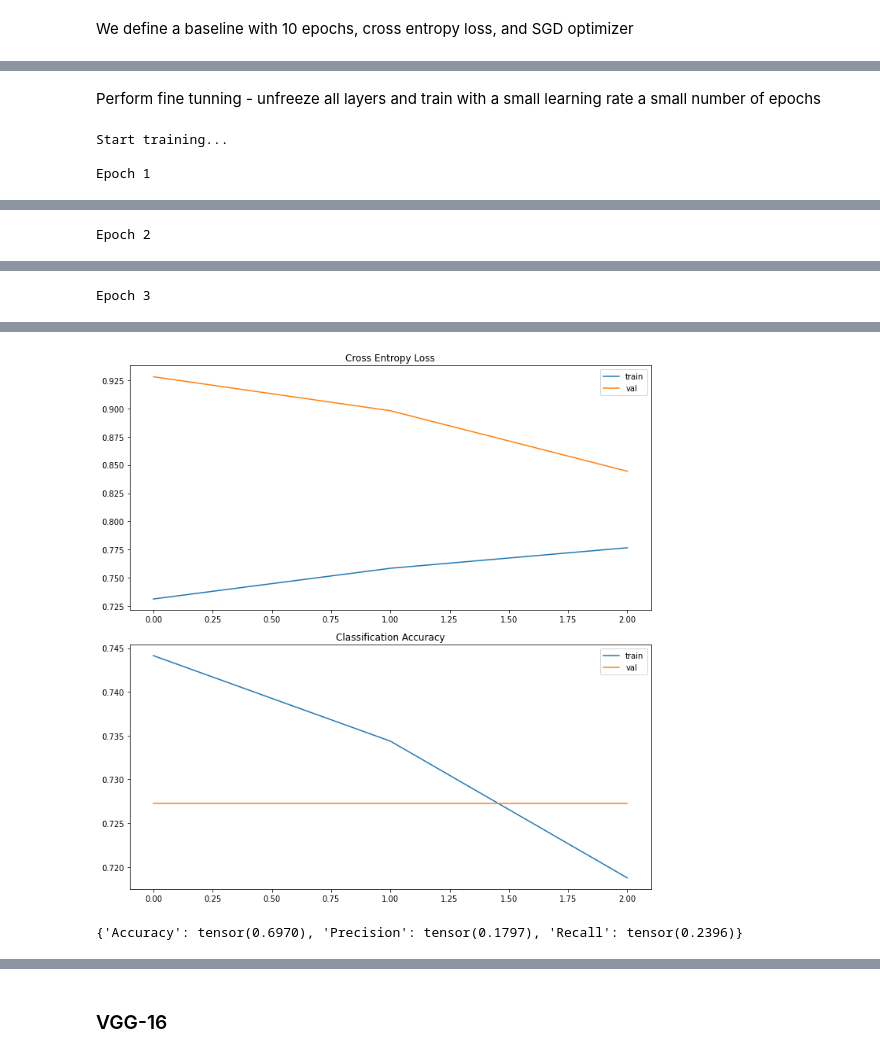
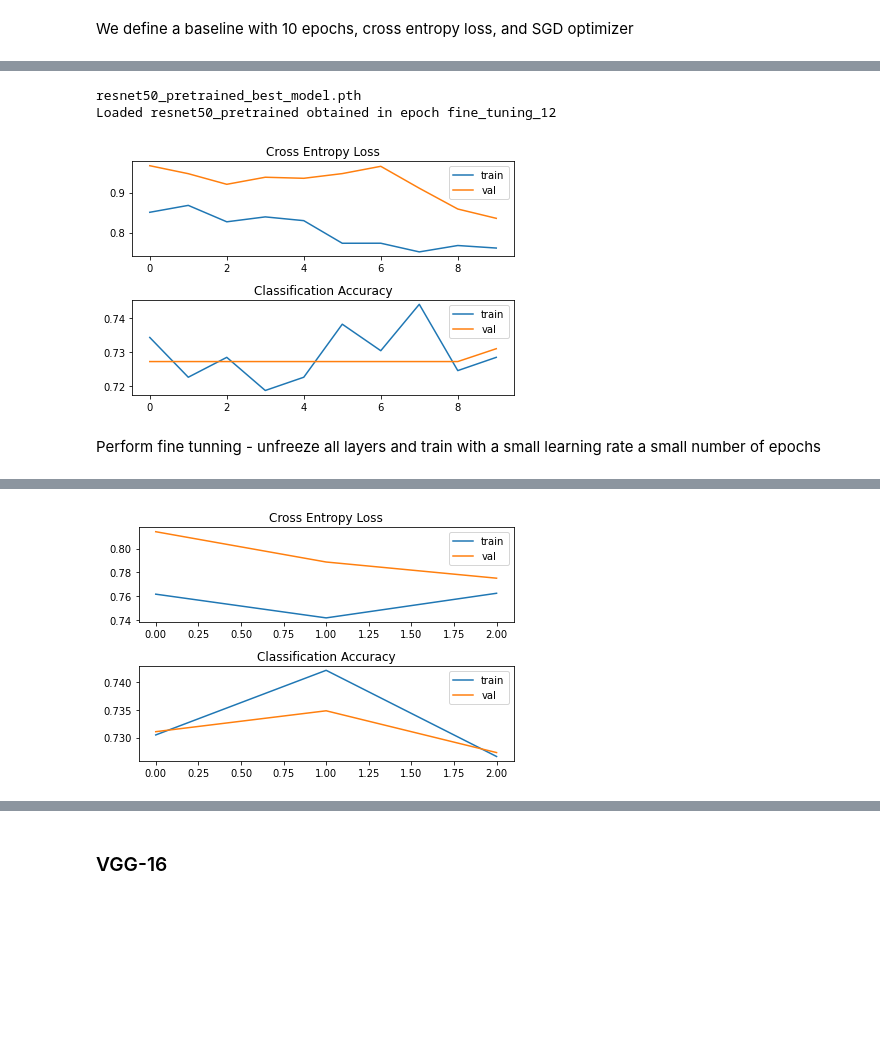
Before and after one commit to joaolucasmartins/VC2022, a Jupyter notebook: Part2/classification.ipynb, the cells around one changed output, grey strips where cells are left out. Cells and saved outputs as stored; diff of their text form; code cells hidden in the pictures; blank space fills up the shorter version.

Commit message:
Add: Train resnet from scratch, new load function, new accuracy plots.

```diff
--- a/Part2/classification.ipynb
+++ b/Part2/classification.ipynb
@@ -416,7 +450,0 @@ Use transfer learning - train only last layer
-# %%
-resnet_trainer = ModelTrainer(resnet, device)
-# Unfreeze all layers expect last
-resnet_trainer.freeze_layers()
-resnet_trainer.unfreeze_fc()
-resnet_train_history, resnet_val_history = resnet_trainer.train(train_dataloader, val_dataloader, force_load_model=True)
-plotTrainingHistory(resnet_train_history, resnet_val_history)
@@ -439,12 +451,42 @@ Val loss: 1.014          Val acc: 0.727
+# %%
+resnet_trainer = ModelTrainer(resnet, device)
+# Unfreeze all layers expect last
+resnet_trainer.freeze_layers()
+resnet_trainer.unfreeze_fc()
+
+def load_model(trainer): # Returns True if success
+    import os
+    path = os.path.join(MODELS_DIR, trainer.model_name + '_best_model.pth')
+    file_exists = os.path.exists(path)
+    print(trainer.model_name + '_best_model.pth')
+    if not file_exists:
+        print("Saved model not found, training instead.")
+        return False
+    else:
+        resnet_trainer.load_model("best_model")
+        return True
+
+# Training can be skipped by loading the best model until now
+load = True # Change this to False to force to retrain
+if load:
+    need_train = (load_model(resnet_trainer) == False)
+if not load or need_train:
+    resnet_trainer.train(train_dataloader, val_dataloader, "frozen")
+
+plotTrainingHistory(resnet_trainer.accuracies, "frozen")
+# %% [output]
+resnet50_pretrained_best_model.pth
+Loaded resnet50_pretrained obtained in epoch fine_tuning_12
+[figure, added]
 # %% [markdown]
 Perform fine tunning - unfreeze all layers and train with a small learning rate a small number of epochs
 # %%
 resnet_trainer.optimizer = torch.optim.SGD(resnet_model.parameters(), lr=1e-7)
 resnet_trainer.num_epochs = 3
 resnet_trainer.unfreeze_layers()
-resnet_train_history, resnet_val_history = resnet_trainer.train(train_dataloader, val_dataloader, force_load_model=False)
-plotTrainingHistory(resnet_train_history, resnet_val_history)
+
+if need_train: # Train if previous cell has trained too
+    resnet_train_history, resnet_val_history = resnet_trainer.train(train_dataloader, val_dataloader, "fine_tuning")
+
+plotTrainingHistory(resnet_trainer.accuracies, "fine_tuning")
 # %% [output]
-Start training...
-
-Epoch 1
@@ -453 +492,0 @@ Val loss: 0.928          Val acc: 0.727
-Epoch 2
@@ -456 +492,0 @@ Val loss: 0.898          Val acc: 0.727
-Epoch 3
@@ -460,11 +493 @@ Finished
-[figure, old version]
+[figure, new version]
-# %%
-from torchmetrics import MetricCollection, Accuracy, Precision, Recall
-metric_collection = MetricCollection([
-    Accuracy(),
-    Precision(num_classes=num_classes, average='macro'),
-    Recall(num_classes=num_classes, average='macro')
-])
-metric_collection(preds, actual_y)
-# %% [output]
-{'Accuracy': tensor(0.6970), 'Precision': tensor(0.1797), 'Recall': tensor(0.2396)}
```
Also changed, not shown: parts of 11 cells of this notebook, 1 other file.
